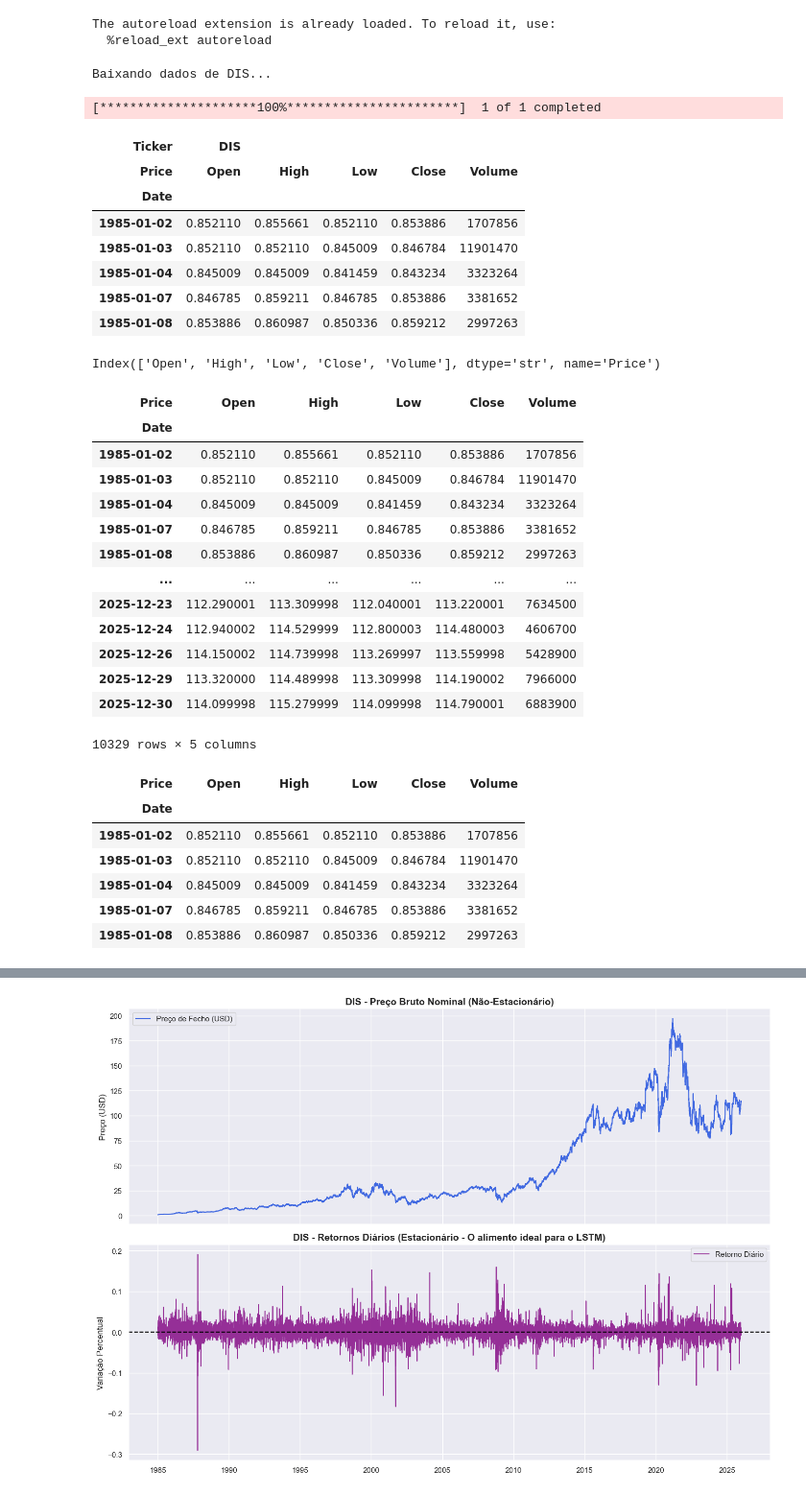
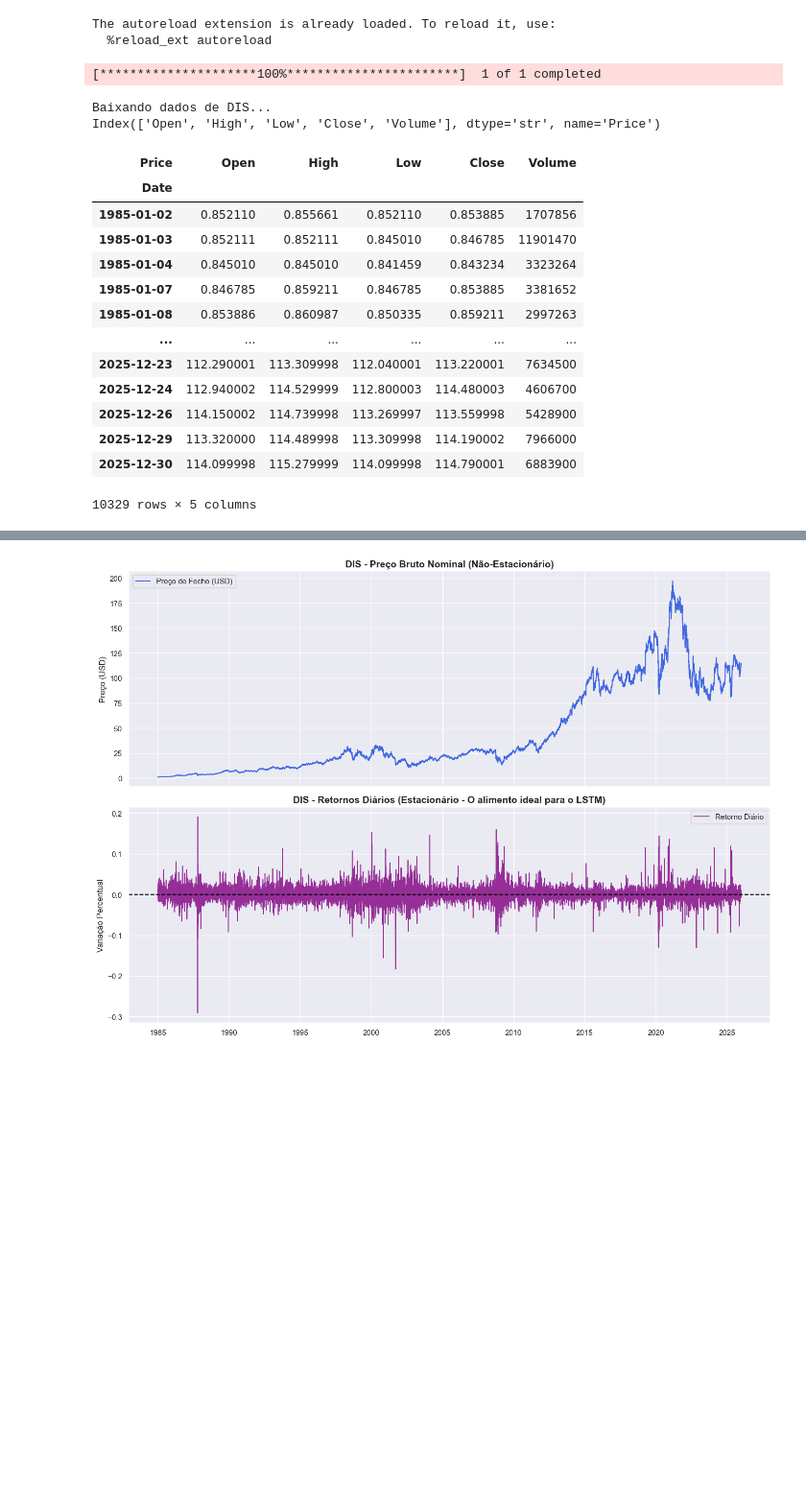
Before and after one commit to tramontano/fiap-ml-stock-price-prediction, a Jupyter notebook: notebooks/01_exploracao_yfinance.ipynb, the cells around one changed output, grey strips where cells are left out. Shown at 96% size. Cells and saved outputs as stored; diff of their text form; code cells hidden in the pictures; blank space fills up the shorter version.

```diff
--- a/notebooks/01_exploracao_yfinance.ipynb
+++ b/notebooks/01_exploracao_yfinance.ipynb
@@ -18,47 +14,30 @@ The autoreload extension is already loaded. To reload it, use:
 # %%
 ticker = 'DIS'
 start_date = '1985-01-01'
 end_date = '2025-12-31'
 
 print(f"Baixando dados de {ticker}...")
 df = yf.download(ticker, start=start_date, end=end_date, group_by="ticker", auto_adjust=True)
-display(df.head())
 print(df[ticker].columns)
 display(df[ticker])
 df = df[ticker]
-display(df.head())
 # %% [output]
-Baixando dados de DIS...
+[*********************100%***********************]  1 of 1 completed
-[*********************100%***********************]  1 of 1 completed
+Baixando dados de DIS...
+Index(['Open', 'High', 'Low', 'Close', 'Volume'], dtype='str', name='Price')
-| Ticker | DIS |  |  |  |  |
 | Price | Open | High | Low | Close | Volume |
 | Date |  |  |  |  |  |
-| 1985-01-02 | 0.852110 | 0.855661 | 0.852110 | 0.853886 | 1707856 |
-| 1985-01-03 | 0.852110 | 0.852110 | 0.845009 | 0.846784 | 11901470 |
-| 1985-01-04 | 0.845009 | 0.845009 | 0.841459 | 0.843234 | 3323264 |
-| 1985-01-07 | 0.846785 | 0.859211 | 0.846785 | 0.853886 | 3381652 |
-| 1985-01-08 | 0.853886 | 0.860987 | 0.850336 | 0.859212 | 2997263 |
+| 1985-01-02 | 0.852110 | 0.855661 | 0.852110 | 0.853885 | 1707856 |
+| 1985-01-03 | 0.852111 | 0.852111 | 0.845010 | 0.846785 | 11901470 |
+| 1985-01-04 | 0.845010 | 0.845010 | 0.841459 | 0.843234 | 3323264 |
+| 1985-01-07 | 0.846785 | 0.859211 | 0.846785 | 0.853885 | 3381652 |
+| 1985-01-08 | 0.853886 | 0.860987 | 0.850335 | 0.859211 | 2997263 |
+| ... | ... | ... | ... | ... | ... |
+| 2025-12-23 | 112.290001 | 113.309998 | 112.040001 | 113.220001 | 7634500 |
+| 2025-12-24 | 112.940002 | 114.529999 | 112.800003 | 114.480003 | 4606700 |
+| 2025-12-26 | 114.150002 | 114.739998 | 113.269997 | 113.559998 | 5428900 |
+| 2025-12-29 | 113.320000 | 114.489998 | 113.309998 | 114.190002 | 7966000 |
+| 2025-12-30 | 114.099998 | 115.279999 | 114.099998 | 114.790001 | 6883900 |
-Index(['Open', 'High', 'Low', 'Close', 'Volume'], dtype='str', name='Price')
+10329 rows × 5 columns
-| Price | Open | High | Low | Close | Volume |
-| Date |  |  |  |  |  |
-| 1985-01-02 | 0.852110 | 0.855661 | 0.852110 | 0.853886 | 1707856 |
-| 1985-01-03 | 0.852110 | 0.852110 | 0.845009 | 0.846784 | 11901470 |
-| 1985-01-04 | 0.845009 | 0.845009 | 0.841459 | 0.843234 | 3323264 |
-| 1985-01-07 | 0.846785 | 0.859211 | 0.846785 | 0.853886 | 3381652 |
-| 1985-01-08 | 0.853886 | 0.860987 | 0.850336 | 0.859212 | 2997263 |
-| ... | ... | ... | ... | ... | ... |
-| 2025-12-23 | 112.290001 | 113.309998 | 112.040001 | 113.220001 | 7634500 |
-| 2025-12-24 | 112.940002 | 114.529999 | 112.800003 | 114.480003 | 4606700 |
-| 2025-12-26 | 114.150002 | 114.739998 | 113.269997 | 113.559998 | 5428900 |
-| 2025-12-29 | 113.320000 | 114.489998 | 113.309998 | 114.190002 | 7966000 |
-| 2025-12-30 | 114.099998 | 115.279999 | 114.099998 | 114.790001 | 6883900 |
-10329 rows × 5 columns
-| Price | Open | High | Low | Close | Volume |
-| Date |  |  |  |  |  |
-| 1985-01-02 | 0.852110 | 0.855661 | 0.852110 | 0.853886 | 1707856 |
-| 1985-01-03 | 0.852110 | 0.852110 | 0.845009 | 0.846784 | 11901470 |
-| 1985-01-04 | 0.845009 | 0.845009 | 0.841459 | 0.843234 | 3323264 |
-| 1985-01-07 | 0.846785 | 0.859211 | 0.846785 | 0.853886 | 3381652 |
-| 1985-01-08 | 0.853886 | 0.860987 | 0.850336 | 0.859212 | 2997263 |
 # %%
 df.reset_index(inplace=True)
```
Also changed, not shown: parts of 2 cells of this notebook, 13 other files.
